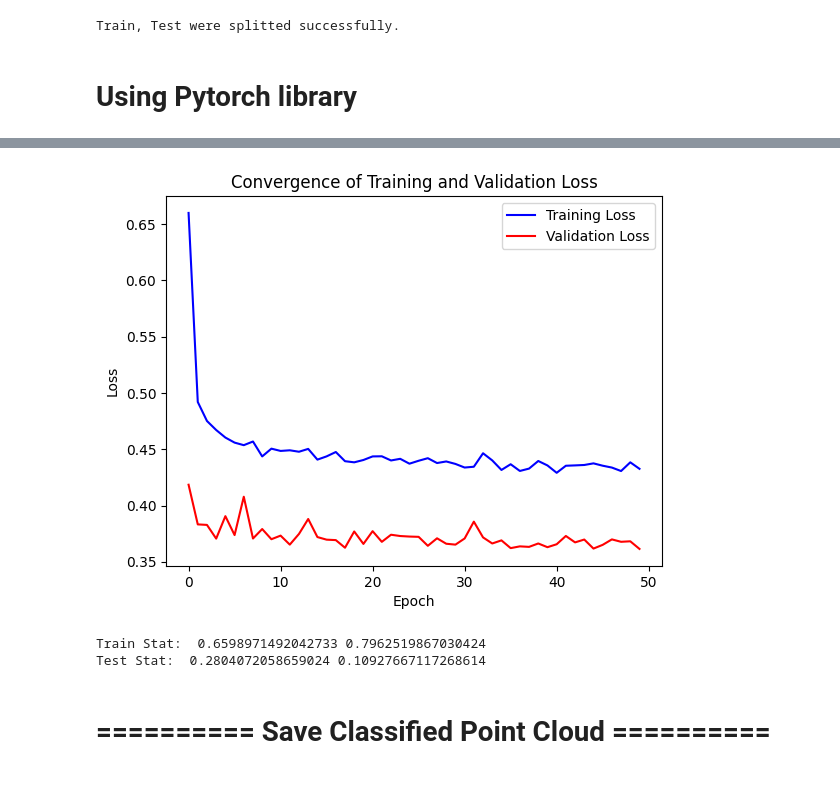
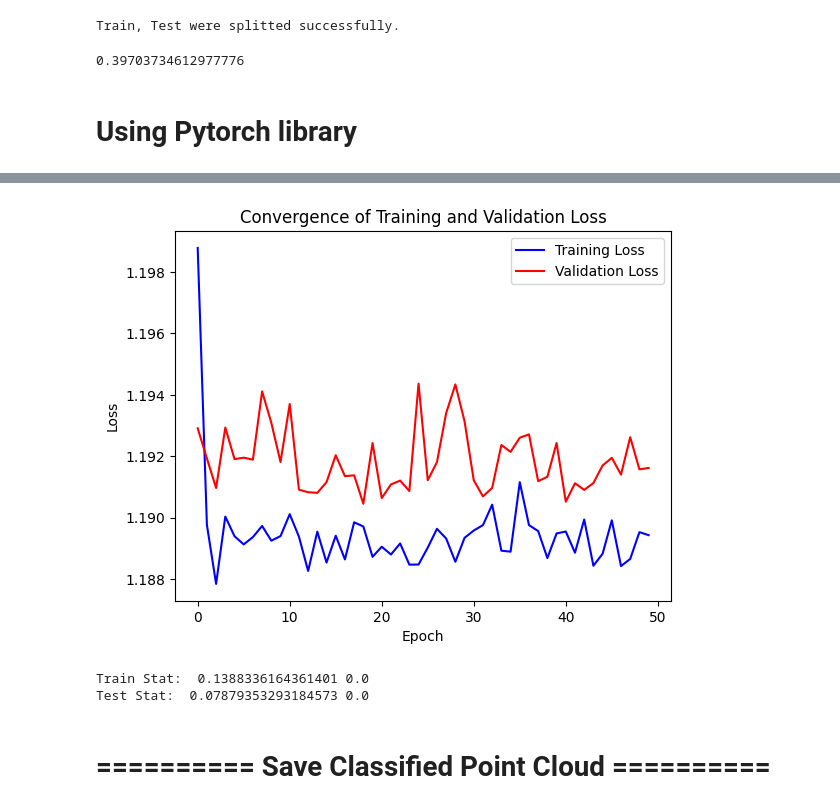
Before and after one commit to doubletran/PointCloudML, a Jupyter notebook: NeuralNetwork_Pytorch_Sklearn.ipynb, the cells around one changed output, grey strips where cells are left out. Drawn from its saved outputs; the diff is of its cells as text; code cells hidden in the pictures.

```diff
--- a/NeuralNetwork_Pytorch_Sklearn.ipynb
+++ b/NeuralNetwork_Pytorch_Sklearn.ipynb
@@ -429,12 +427,24 @@ X_train, X_val, y_train, y_val = train_test_split(X,y , test_size=test_samples_s
 print("Train, Test were splitted successfully.")
 # %% [output]
 Train, Test were splitted successfully.
+# %%
+X= np.vstack([X_tree,X_ground,X_car,X_building])
+
+y= np.concatenate([y_tree,y_ground,y_car,y_building])
+scaler = MinMaxScaler()
+X = scaler.fit_transform(X)
+# Train Test Split
+X_train, X_val, y_train, y_val = train_test_split(X,y , test_size=test_samples_size)
 # %%
 train_dataset = pd.DataFrame(
         np.hstack((X, y.reshape(-1,1))),
         columns = feature_names + ["label"]
     )
 train_dataset.to_csv("train_data.csv", index=False)
+# %%
+train_dataset[train_dataset['label'] == 3]['local_height'].max()
+# %% [output]
+0.39703734612977776
 # %%
 
 test_tree_df, _, _, _ = read_point_cloud("Test_Tree.las")
@@ -460,4 +470,19 @@ X_test = scaler.fit_transform(X_test)
 y_test = np.concatenate([y_tree_test,y_ground_test, y_car_test, y_building_test])
+# %%
+
+X_test = np.vstack([X_tree_test,X_ground_test,X_car_test,X_building_test])
+X_test = scaler.fit_transform(X_test)
+y_test = np.concatenate([y_tree_test,y_ground_test, y_car_test, y_building_test])
+test_dataset = pd.DataFrame(
+        np.hstack((X_test, y_test.reshape(-1,1))),
+        columns = feature_names + ["label"]
+    )
+test_dataset.to_csv("test_data.csv")
+# %%
+from imblearn.over_sampling import SMOTE
+smote = SMOTE(random_state=42)
+
+X_train, y_train = smote.fit_resample(X_train, y_train)
 # %% [markdown]
 # Using Pytorch library
 # %%
@@ -503,6 +528,7 @@ model = nn.Sequential(
     nn.Dropout(dropout_rate),
     nn.Linear(neuron_layer_3, output_dim)
 ).to(device)
+model=nn.Sequential(nn.Linear(input_dim, 15), nn.ReLU(), nn.Linear(5, output_dim)).to(device)
 optimizer = optim.Adam(model.parameters(), lr=0.1)
 criterion = nn.CrossEntropyLoss()
 
@@ -571,4 +597,4 @@ Epoch 50/50, Train Loss: 0.4326, Val Loss: 0.3614
-[figure, old version]
+[figure, new version]
 # %%
 
 
@@ -589,8 +615,8 @@ test_kappa = cohen_kappa_score(y_test, test_labels)
 print("Train Stat: ", train_f1, train_kappa)
 print("Test Stat: ", test_f1, test_kappa)
 # %% [output]
-Train Stat:  0.6598971492042733 0.7962519867030424
-Test Stat:  0.2804072058659024 0.10927667117268614
+Train Stat:  0.1388336164361401 0.0
+Test Stat:  0.07879353293184573 0.0
 # %% [markdown]
 # ========== Save Classified Point Cloud ==========
 # %%
```
Also changed, not shown: parts of 3 cells of this notebook.
